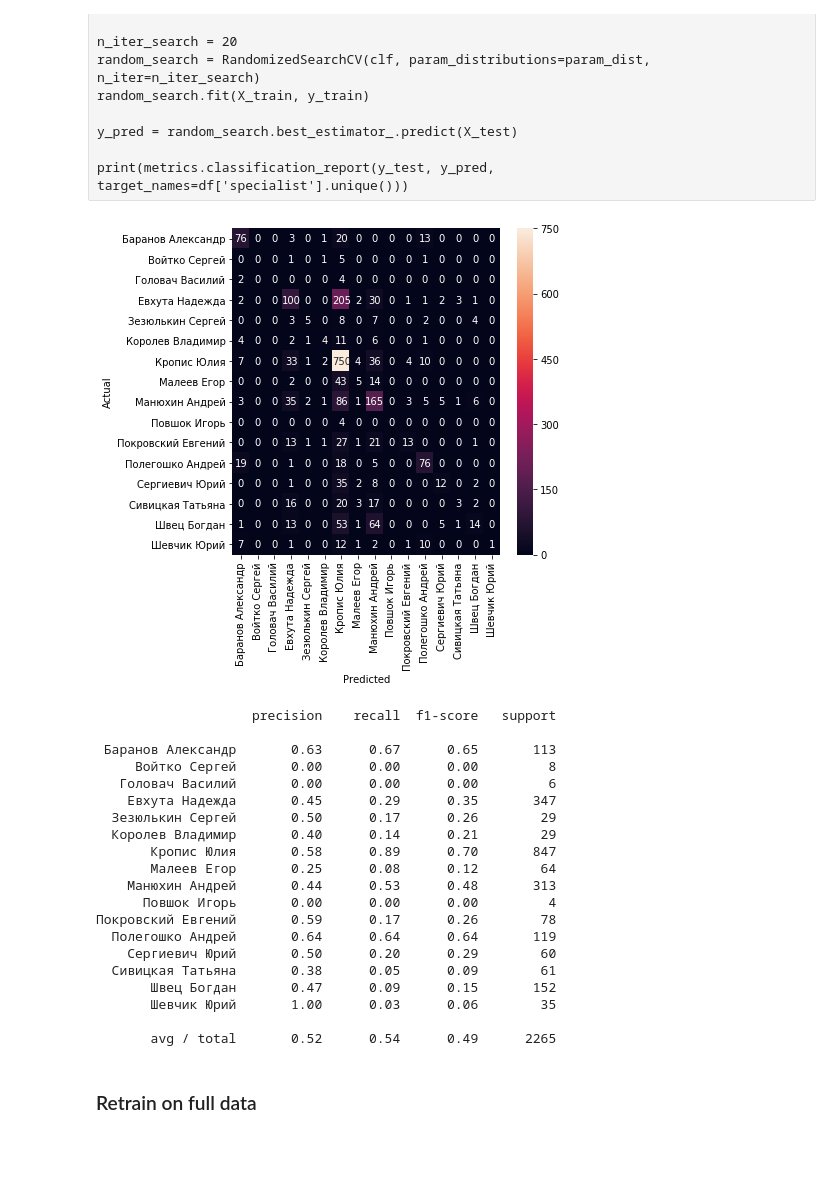
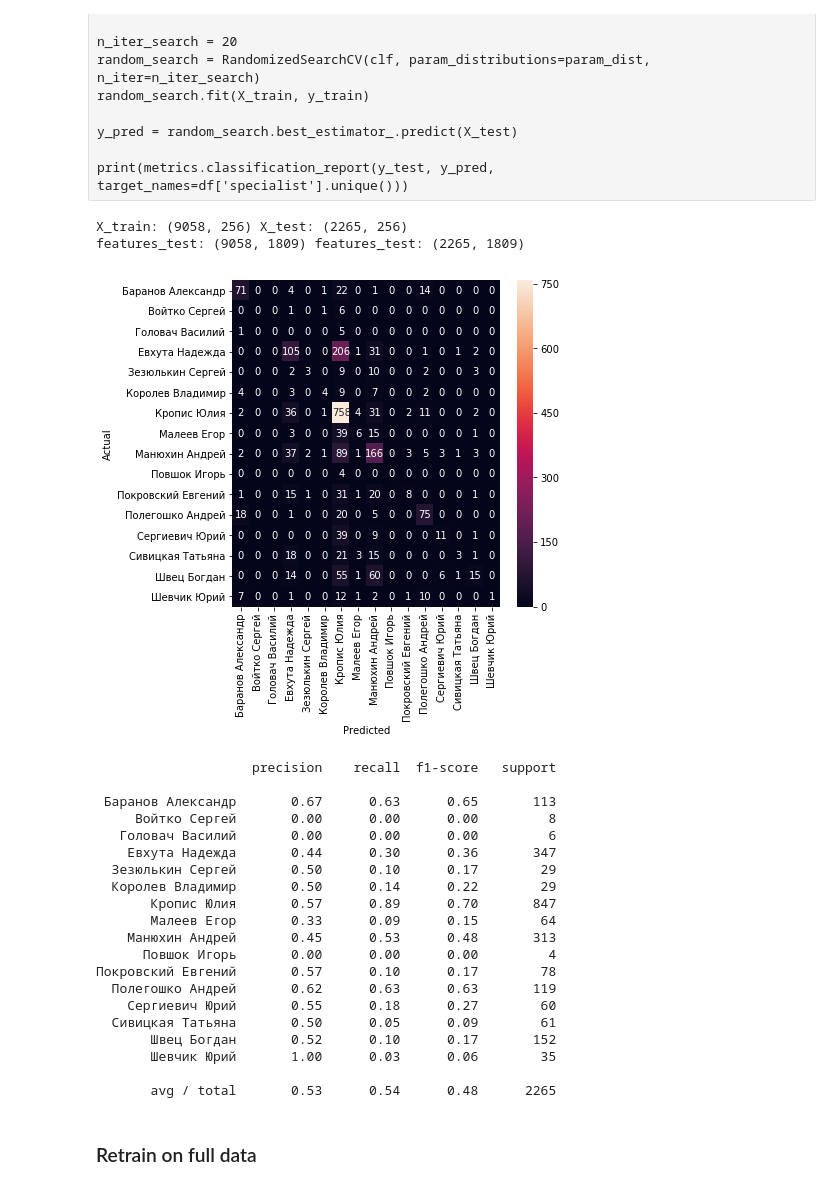
Before and after one commit to Okbps/itil-flask, a Jupyter notebook: notebooks/itil-classifier.ipynb, the cells around one changed output. Drawn from its saved outputs; the diff is of its cells as text; code cells hidden in the pictures; blank space fills up the shorter version.

```diff
--- a/notebooks/itil-classifier.ipynb
+++ b/notebooks/itil-classifier.ipynb
@@ -308,49 +331,56 @@ features_test2 = hstack(blocks = [features_test, X_test[df_users.columns]])
+# %%
+print('X_train:', X_train.shape,'X_test:', X_test.shape)
+print('features_test:', features_train.shape, 'features_test:', features_test.shape)
+# %% [output]
+X_train: (9058, 256) X_test: (2265, 256)
+features_test: (9058, 1809) features_test: (2265, 1809)
 # %%
 model = MultinomialNB()
 
 multi_target_nb = MultiOutputClassifier(model, n_jobs=-1)
-multi_target_nb.fit(features_train2, labels_train)
+multi_target_nb.fit(features_train, labels_train)
 
-labels_pred = multi_target_nb.predict(features_test2)
+labels_pred = multi_target_nb.predict(features_test)
+nb_classes = multi_target_nb.estimators_[0].classes_
 # %%
-conf_mat = metrics.confusion_matrix(labels_test['specialist'], labels_pred[:, 0], labels=multi_target_nb.estimators_[0].classes_)
+conf_mat = metrics.confusion_matrix(labels_test['specialist'], labels_pred[:, 0], labels=nb_classes)
 fig, ax = plt.subplots(figsize=(6, 6))
 
 sns.heatmap(conf_mat,
             annot=True,
             fmt='g',
             xticklabels=multi_target_nb.estimators_[0].classes_,
             yticklabels=multi_target_nb.estimators_[0].classes_
            )
 
 plt.ylabel('Actual')
 plt.xlabel('Predicted')
 plt.show()
 # plt.savefig('heatmap.png')
 # %% [output]
-[figure, old version]
+[figure, new version]
 # %%
-print(metrics.classification_report(labels_test['specialist'], labels_pred[:, 0], target_names=multi_target_nb.estimators_[0].classes_))
+print(metrics.classification_report(labels_test['specialist'], labels_pred[:, 0], target_names=nb_classes))
 # %% [output]
                     precision    recall  f1-score   support
 
- Баранов Александр       0.63      0.67      0.65       113
+ Баранов Александр       0.67      0.63      0.65       113
      Войтко Сергей       0.00      0.00      0.00         8
    Головач Василий       0.00      0.00      0.00         6
-    Евхута Надежда       0.45      0.29      0.35       347
-  Зезюлькин Сергей       0.50      0.17      0.26        29
-  Королев Владимир       0.40      0.14      0.21        29
-       Кропис Юлия       0.58      0.89      0.70       847
-       Малеев Егор       0.25      0.08      0.12        64
-    Манюхин Андрей       0.44      0.53      0.48       313
+    Евхута Надежда       0.44      0.30      0.36       347
+  Зезюлькин Сергей       0.50      0.10      0.17        29
+  Королев Владимир       0.50      0.14      0.22        29
+       Кропис Юлия       0.57      0.89      0.70       847
+       Малеев Егор       0.33      0.09      0.15        64
+    Манюхин Андрей       0.45      0.53      0.48       313
       Повшок Игорь       0.00      0.00      0.00         4
-Покровский Евгений       0.59      0.17      0.26        78
-  Полегошко Андрей       0.64      0.64      0.64       119
-    Сергиевич Юрий       0.50      0.20      0.29        60
-  Сивицкая Татьяна       0.38      0.05      0.09        61
-       Швец Богдан       0.47      0.09      0.15       152
+Покровский Евгений       0.57      0.10      0.17        78
+  Полегошко Андрей       0.62      0.63      0.63       119
+    Сергиевич Юрий       0.55      0.18      0.27        60
+  Сивицкая Татьяна       0.50      0.05      0.09        61
+       Швец Богдан       0.52      0.10      0.17       152
        Шевчик Юрий       1.00      0.03      0.06        35
 
-       avg / total       0.52      0.54      0.49      2265
+       avg / total       0.53      0.54      0.48      2265
 # %% [markdown]
 ### Retrain on full data
```
Also changed, not shown: parts of 17 cells of this notebook, 1 other file.
